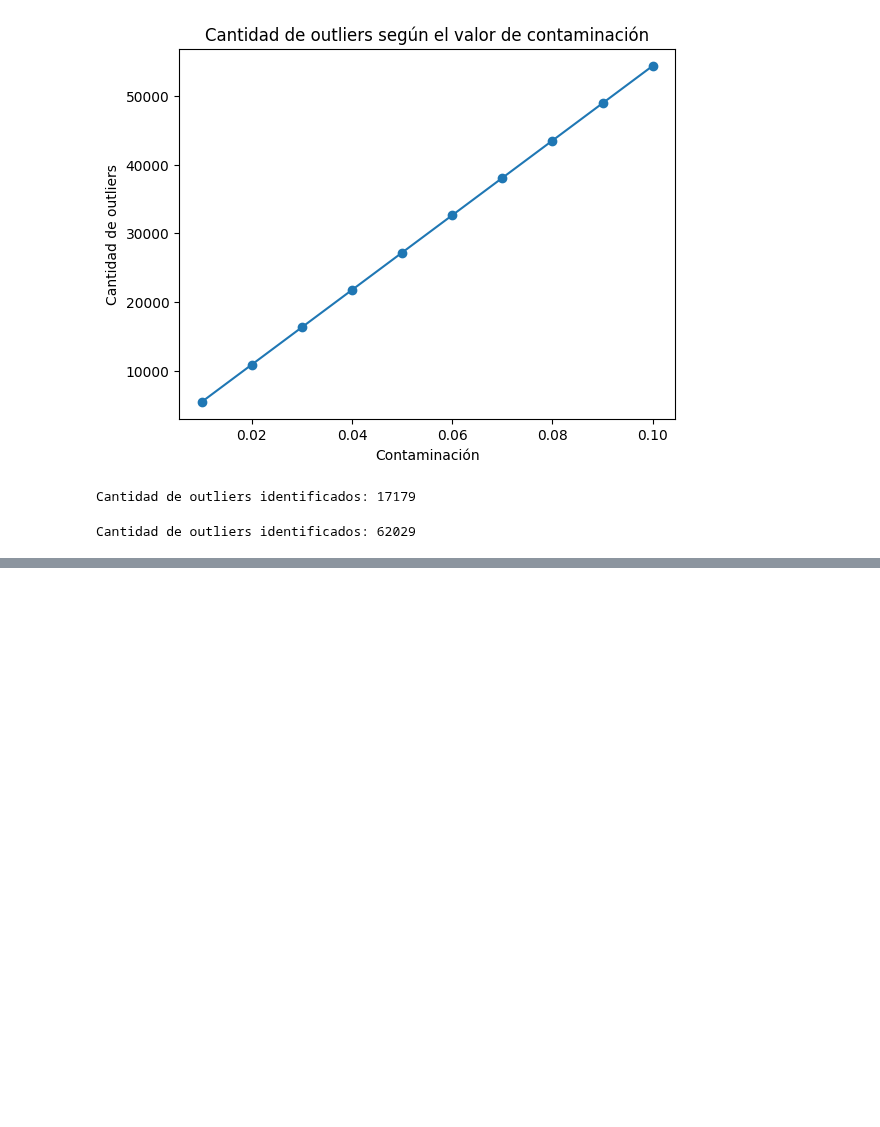
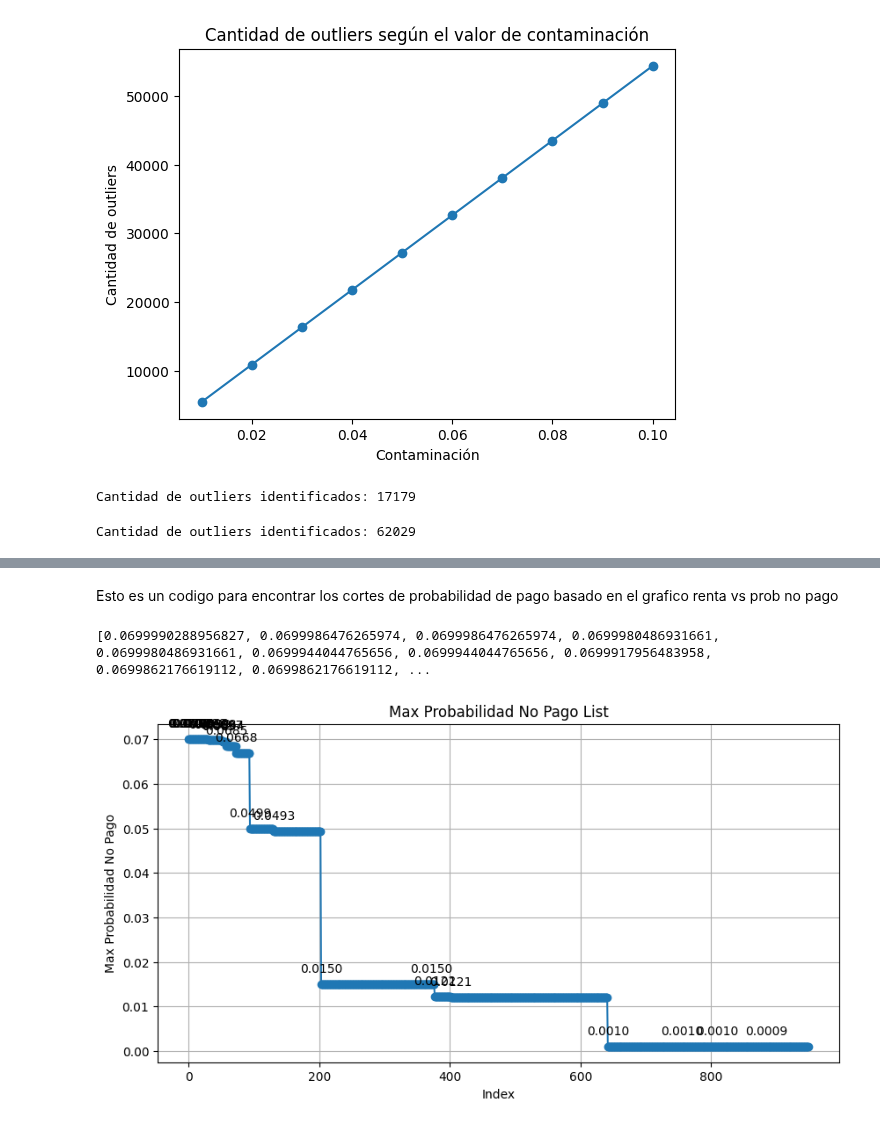
Before and after one commit to JosepVargasf/capstone_g11_2024-2, a Jupyter notebook: Procesamiento de datos/procesamiento.ipynb, the cells around one changed output, grey strips where cells are left out. Saved outputs shown, nothing was run; the diff lists cells and outputs as text; code cells hidden in the pictures; blank space fills up the shorter version.

```diff
--- a/Procesamiento de datos/procesamiento.ipynb
+++ b/Procesamiento de datos/procesamiento.ipynb
@@ -562,0 +705,33 @@ Cantidad de outliers identificados: 62029
+# %% [markdown]
+Esto es un codigo para encontrar los cortes de probabilidad de pago basado en el grafico renta vs prob no pago
+# %%
+max_probabilidad_no_pago_list = []
+
+for renta_threshold in np.arange(0.00e+08, 0.95e+08, 0.001e+08):
+    max_probabilidad_no_pago = df_informacion_de_clientes[df_informacion_de_clientes['Renta'] >= renta_threshold]['Probabilidad_No_Pago'].max()
+    max_probabilidad_no_pago_list.append(max_probabilidad_no_pago)
+
+print(max_probabilidad_no_pago_list)
+# %% [output]
+[0.0699990288956827, 0.0699986476265974, 0.0699986476265974, 0.0699980486931661, 0.0699980486931661, 0.0699944044765656, 0.0699944044765656, 0.0699917956483958, 0.0699862176619112, 0.0699862176619112, ...
+# %%
+import matplotlib.pyplot as plt
+
+# Plotting the max_probabilidad_no_pago_list
+plt.figure(figsize=(10, 5))
+plt.plot(max_probabilidad_no_pago_list, marker='o')
+plt.xlabel('Index')
+plt.ylabel('Max Probabilidad No Pago')
+plt.title('Max Probabilidad No Pago List')
+plt.grid(True)
+
+# Annotate each point with its value only if the value before was different
+previous_value = None
+for i, value in enumerate(max_probabilidad_no_pago_list):
+    if previous_value is None or value != previous_value:
+        plt.annotate(f'{value:.4f}', (i, value), textcoords="offset points", xytext=(0,10), ha='center')
+    previous_value = value
+
+plt.show()
+# %% [output]
+[figure, added]
```
Also changed, not shown: parts of 24 cells of this notebook, 1 other file.
